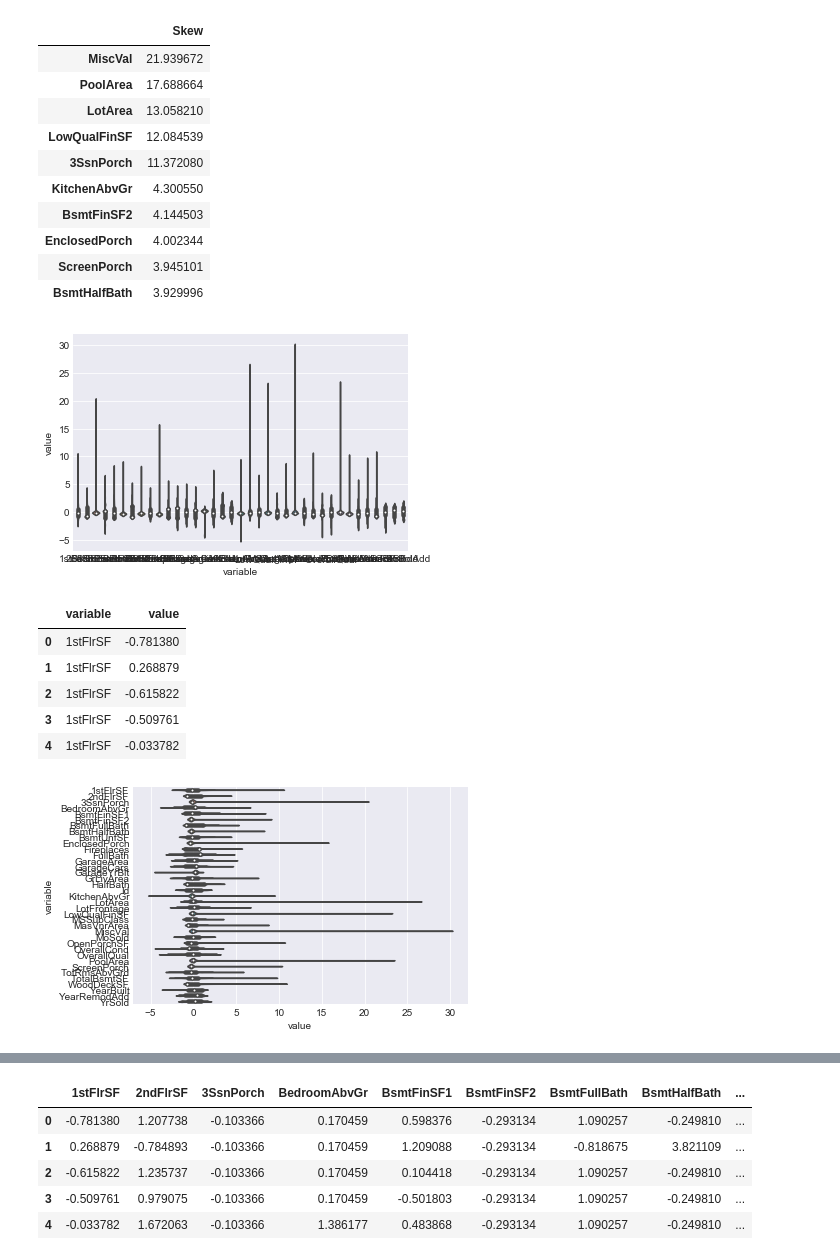
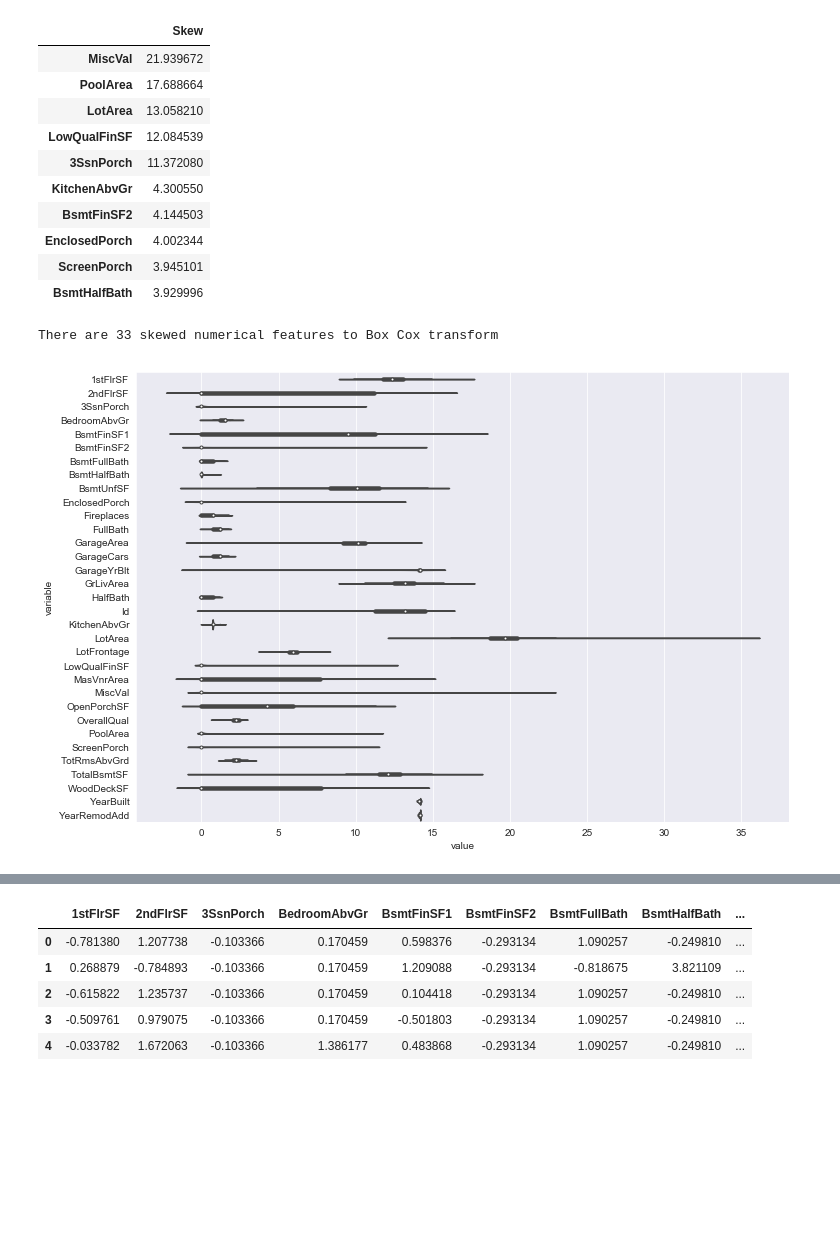
Before and after one commit to dredvard/kaggles, a Jupyter notebook: Houseprice Kaggle.ipynb, the cells around one changed output, grey strips where cells are left out. Drawn from its saved outputs; the diff is of its cells as text; code cells hidden in the pictures; blank space fills up the shorter version.

```diff
--- a/Houseprice Kaggle.ipynb
+++ b/Houseprice Kaggle.ipynb
@@ -363,28 +448,22 @@ Skew in numerical features:
 | EnclosedPorch | 4.002344 |
 | ScreenPorch | 3.945101 |
 | BsmtHalfBath | 3.929996 |
-# %%
-#vp.drop('PoolArea',inplace=True)
-from sklearn import preprocessing
-mmscaler = preprocessing.MinMaxScaler()
-pp=all_data[numeric_feats]
-#X_scaled=pd.DataFrame(columns=numeric_feats)
-pp[numeric_feats] = preprocessing.scale(pp[numeric_feats])
-
-vp=pp.melt()
-ax=sns.violinplot(data=vp,x='value',y='variable')
-plt.show()
-vp.head()
-# %% [output]
-[figure, removed]
-|  | variable | value |
-| 0 | 1stFlrSF | -0.781380 |
-| 1 | 1stFlrSF | 0.268879 |
-| 2 | 1stFlrSF | -0.615822 |
-| 3 | 1stFlrSF | -0.509761 |
-| 4 | 1stFlrSF | -0.033782 |
-# %%
-ax=sns.violinplot(data=vp,x='value',y='variable')
-#vp.value.unique()
-# %% [output]
-[figure, removed]
+# %%
+skewness = skewness[abs(skewness) > 0.75]
+print("There are {} skewed numerical features to Box Cox transform".format(skewness.shape[0]))
+
+from scipy.special import boxcox1p
+skewed_features = skewness.index
+lam = 0.15
+for feat in skewed_features:
+    #all_data[feat] += 1
+    all_data_trans[feat] = boxcox1p(all_data[feat], lam)
+
+#all_data[skewed_features] = np.log1p(all_data[skewed_features])
+vp=all_data_trans[numeric_feats].melt()
+fig, ax = plt.subplots(figsize=a4_dims)
+ax= sns.violinplot(data=vp,x='value',y='variable')
+plt.show()
+# %% [output]
+There are 33 skewed numerical features to Box Cox transform
+[figure, added]
```
Also changed, not shown: parts of 13 cells of this notebook.
